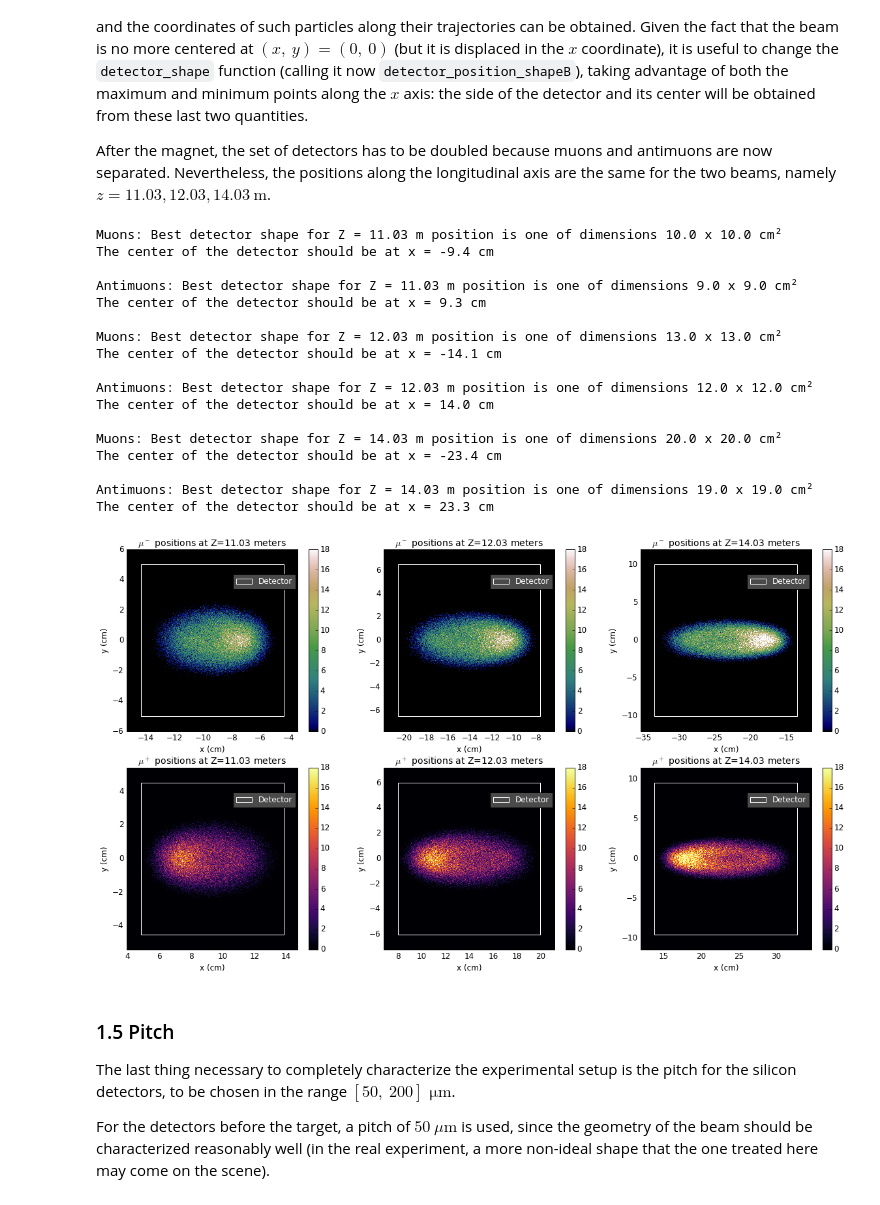
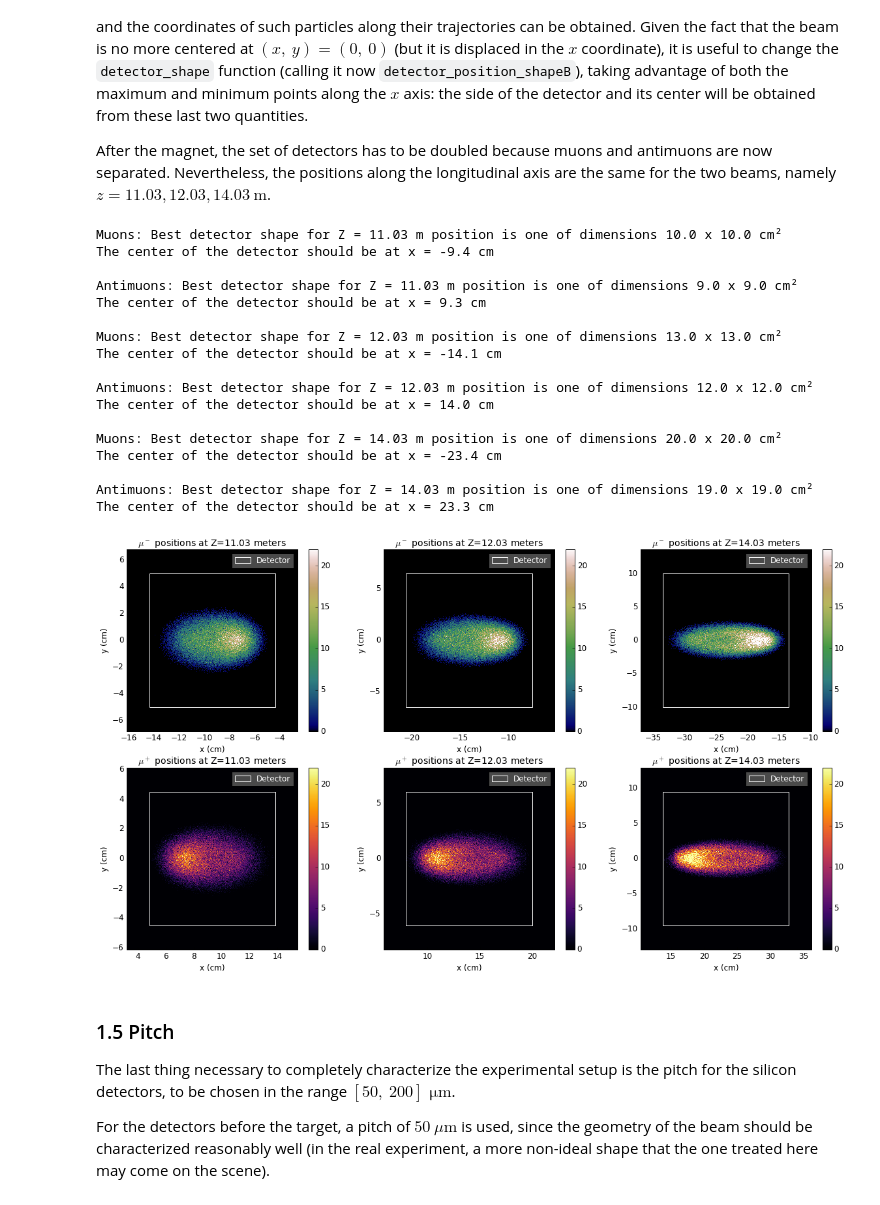
Before and after one commit to trRiccardo/ProjectLEMMA_part2, a Jupyter notebook: Project.ipynb, the cells around one changed output. Drawn from its saved outputs; the diff is of its cells as text; code cells hidden in the pictures.

```diff
--- a/Project.ipynb
+++ b/Project.ipynb
@@ -470,7 +470,7 @@ for i, j in enumerate(Z_det_muB):
     xcenter_muB, side_muB = detector_position_shapeB(x_mu)
     sides_muB.append(side_muB)
     center_muB.append(xcenter_muB)
-    range_mu = ((xcenter_muB*100-0.6*side_muB, xcenter_muB*100+0.6*side_muB), (-0.6*side_muB,0.6*side_muB))
+    range_mu = ((xcenter_muB*100-0.68*side_muB, xcenter_muB*100+0.68*side_muB), (-0.68*side_muB,0.68*side_muB))
     print("Muons: Best detector shape for Z = %.2f m position is one of dimensions %.1f x %.1f cm\u00b2" % (j, side_muB, side_muB))
     print("The center of the detector should be at x = %.1f cm\n" % (xcenter_muB*100))
 
@@ -478,51 +478,51 @@ for i, j in enumerate(Z_det_muB):
     xcenter_antimuB, side_antimuB = detector_position_shapeB(x_antimu)
     sides_antimuB.append(side_antimuB)
     center_antimuB.append(xcenter_antimuB)
-    range_antimu = ((xcenter_antimuB*100-0.6*side_antimuB, xcenter_antimuB*100+0.6*side_antimuB), (-0.6*side_antimuB,0.6*side_antimuB))
+    range_antimu = ((xcenter_antimuB*100-0.68*side_antimuB, xcenter_antimuB*100+0.68*side_antimuB), (-0.68*side_antimuB,0.68*side_antimuB))
     print("Antimuons: Best detector shape for Z = %.2f m position is one of dimensions %.1f x %.1f cm\u00b2" % (j, side_antimuB, side_antimuB))
     print("The center of the detector should be at x = %.1f cm\n" % (xcenter_antimuB*100))
 
     # draw the positions with a 2D histogram
     ax[0, i].set_title('$\mu^-$ positions at Z=%.2f meters'%(j))
-    h2d_mu = ax[0, i].hist2d(x_mu*100, y_mu*100, bins= (400,400), range = range_mu, cmap = 'gist_earth', vmin=0, vmax=18)
+    h2d_mu = ax[0, i].hist2d(x_mu*100, y_mu*100, bins= (400,400), range = range_mu, cmap = 'gist_earth', vmin=0, vmax=22)
     ax[0, i].set_xlabel("x (cm)", fontsize=12); ax[0, i].set_ylabel("y (cm)", fontsize=12)
     fig.colorbar(h2d_mu[3], ax = ax[0, i])
     ax[1, i].set_title('$\mu^+$ positions at Z=%.2f meters'%(j))
-    h2d_antimu = ax[1, i].hist2d(x_antimu*100, y_antimu*100, bins = (400,400), cmap='inferno', range = range_antimu, vmin=0, vmax=18)
+    h2d_antimu = ax[1, i].hist2d(x_antimu*100, y_antimu*100, bins = (400,400), cmap='inferno', range = range_antimu, vmin=0, vmax=22)
     ax[1, i].set_xlabel("x (cm)", fontsize=12); ax[1, i].set_ylabel("y (cm)", fontsize=12)
     fig.colorbar(h2d_antimu[3], ax = ax[1, i])
 
     # draw the optimal detector
     ax[0, i].add_patch(patches.Rectangle((xcenter_muB*100-side_muB/2, -side_muB/2), side_muB, side_muB, linewidth = 1, color = 'white', fill = False, label='Detector'))
     ax[1, i].add_patch(patches.Rectangle((xcenter_antimuB*100-side_antimuB/2, -side_antimuB/2), side_antimuB, side_antimuB, linewidth = 1, color = 'white', fill = False, label='Detector'))
 
     # legend
-    legend1 = ax[0, i].legend(facecolor='#4a4a4a', bbox_to_anchor=[0.6, 0.76], loc='lower left')
+    legend1 = ax[0, i].legend(facecolor='#4a4a4a')
     plt.setp(legend1.get_texts(), color='w')
-    legend2 = ax[1, i].legend(facecolor='#4a4a4a', bbox_to_anchor=[0.6, 0.76], loc='lower left')
+    legend2 = ax[1, i].legend(facecolor='#4a4a4a')
     plt.setp(legend2.get_texts(), color='w')
 
 det_muB = np.array(det_muB)
 det_antimuB = np.array(det_antimuB)
 # %% [output]
 Muons: Best detector shape for Z = 11.03 m position is one of dimensions 10.0 x 10.0 cm²
 The center of the detector should be at x = -9.4 cm
 
 Antimuons: Best detector shape for Z = 11.03 m position is one of dimensions 9.0 x 9.0 cm²
 The center of the detector should be at x = 9.3 cm
 
 Muons: Best detector shape for Z = 12.03 m position is one of dimensions 13.0 x 13.0 cm²
 The center of the detector should be at x = -14.1 cm
 
 Antimuons: Best detector shape for Z = 12.03 m position is one of dimensions 12.0 x 12.0 cm²
 The center of the detector should be at x = 14.0 cm
 
 Muons: Best detector shape for Z = 14.03 m position is one of dimensions 20.0 x 20.0 cm²
 The center of the detector should be at x = -23.4 cm
 
 Antimuons: Best detector shape for Z = 14.03 m position is one of dimensions 19.0 x 19.0 cm²
 The center of the detector should be at x = 23.3 cm
-[figure, old version]
+[figure, new version]
 # %% [markdown]
 ### 1.5 Pitch
 The last thing necessary to completely characterize the experimental setup is the pitch for the silicon detectors, to be chosen in the range $[50,\ 200]\textrm{ }\mathrm{\mu m}$.
```
Also changed, not shown: parts of 14 cells of this notebook.
